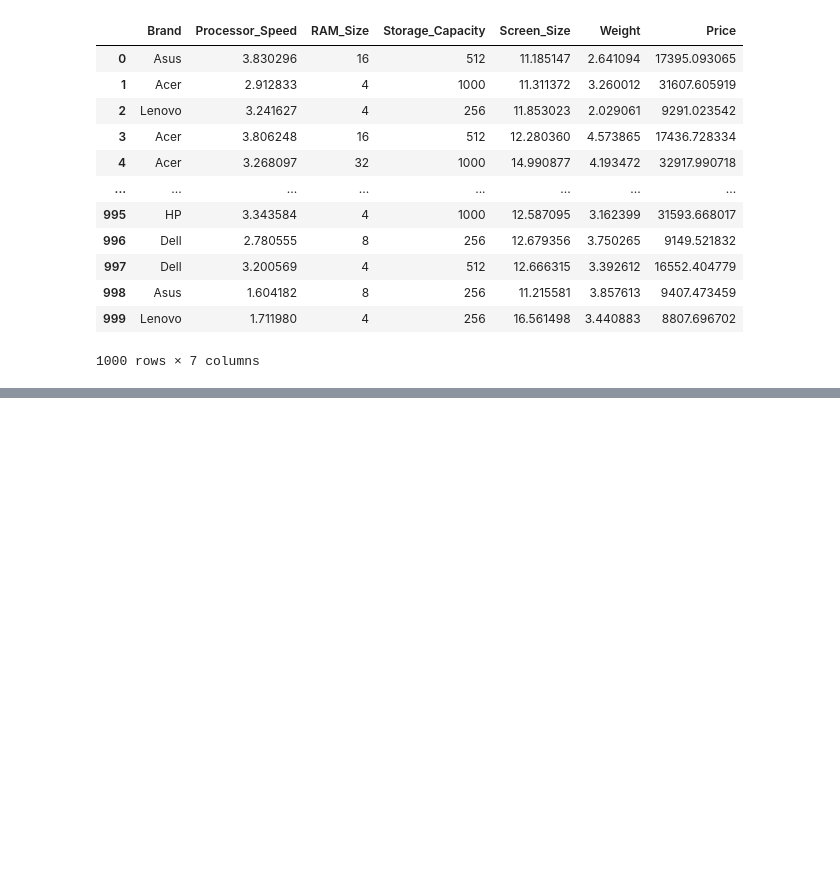
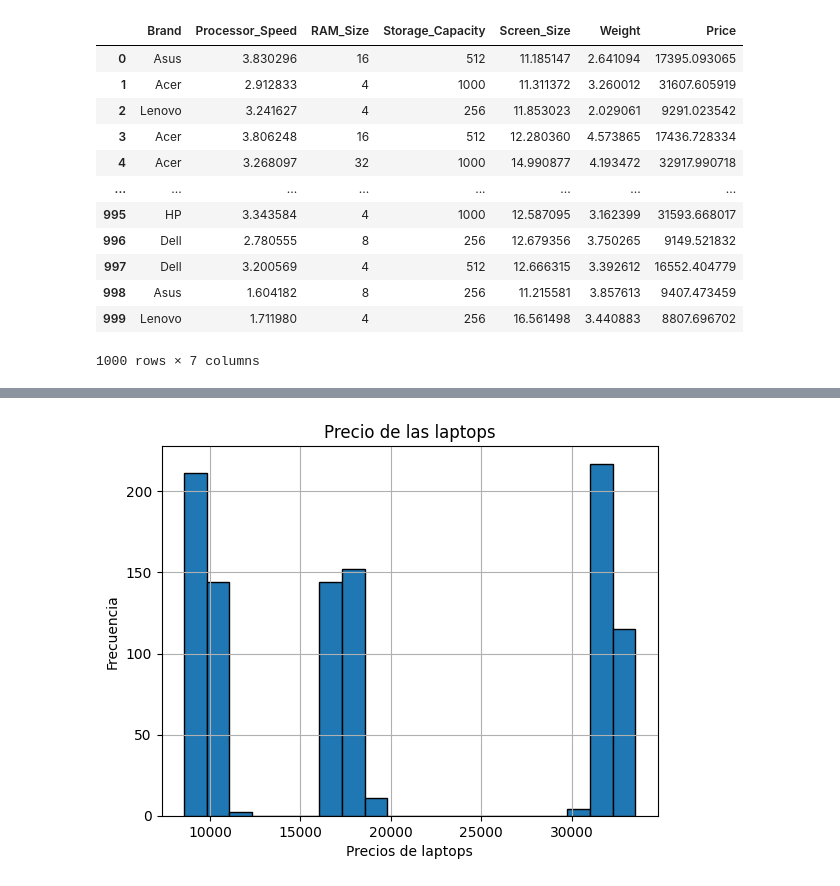
Before and after one commit to Isaac244/Proyecto_Machine_Learning, a Jupyter notebook: Proyecto-final.ipynb, the cells around one changed output, grey strips where cells are left out. Drawn from its saved outputs; the diff is of its cells as text; code cells hidden in the pictures; blank space fills up the shorter version.

```diff
--- a/Proyecto-final.ipynb
+++ b/Proyecto-final.ipynb
@@ -41,0 +122,9 @@ data_nueva
+# %%
+#Grafica para los precios de las laptops
+data_nueva['Price'].hist(bins=20, edgecolor='black')
+plt.title('Precio de las laptops')
+plt.xlabel('Precios de laptops')
+plt.ylabel('Frecuencia')
+plt.show()
+# %% [output]
+[figure, added]
```
Also changed, not shown: parts of 14 cells of this notebook, 1 other file.
